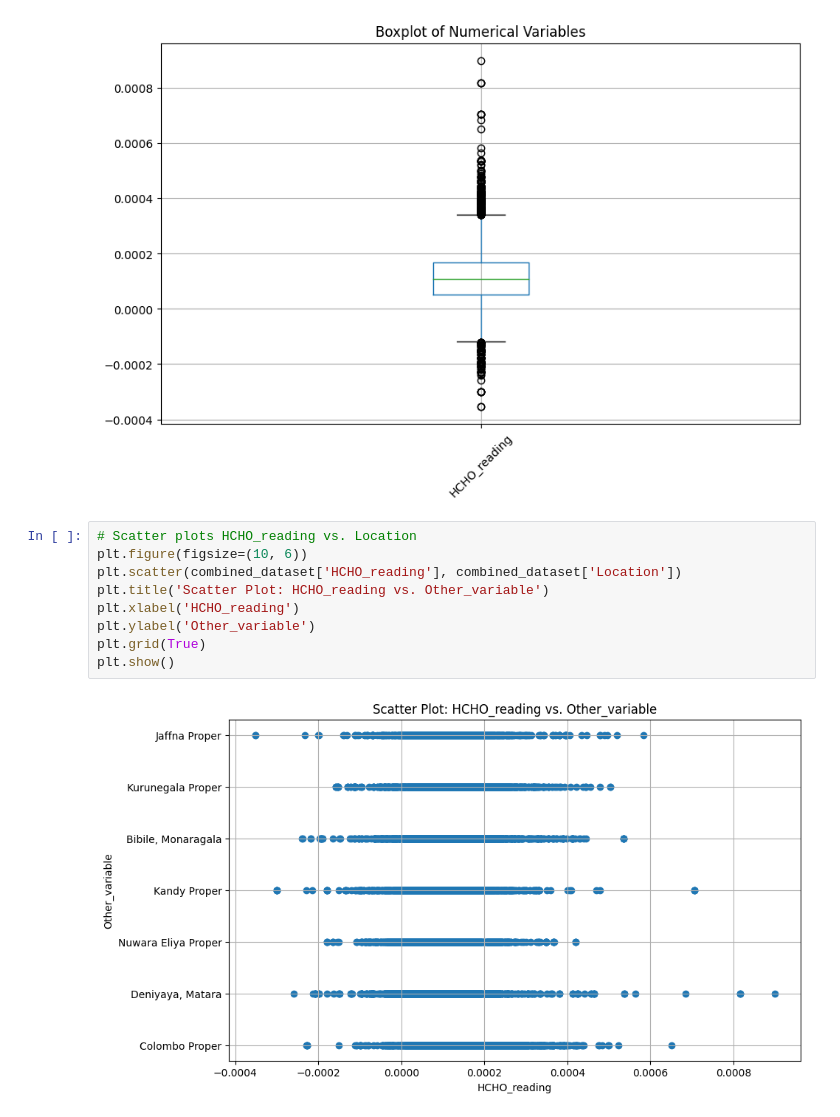
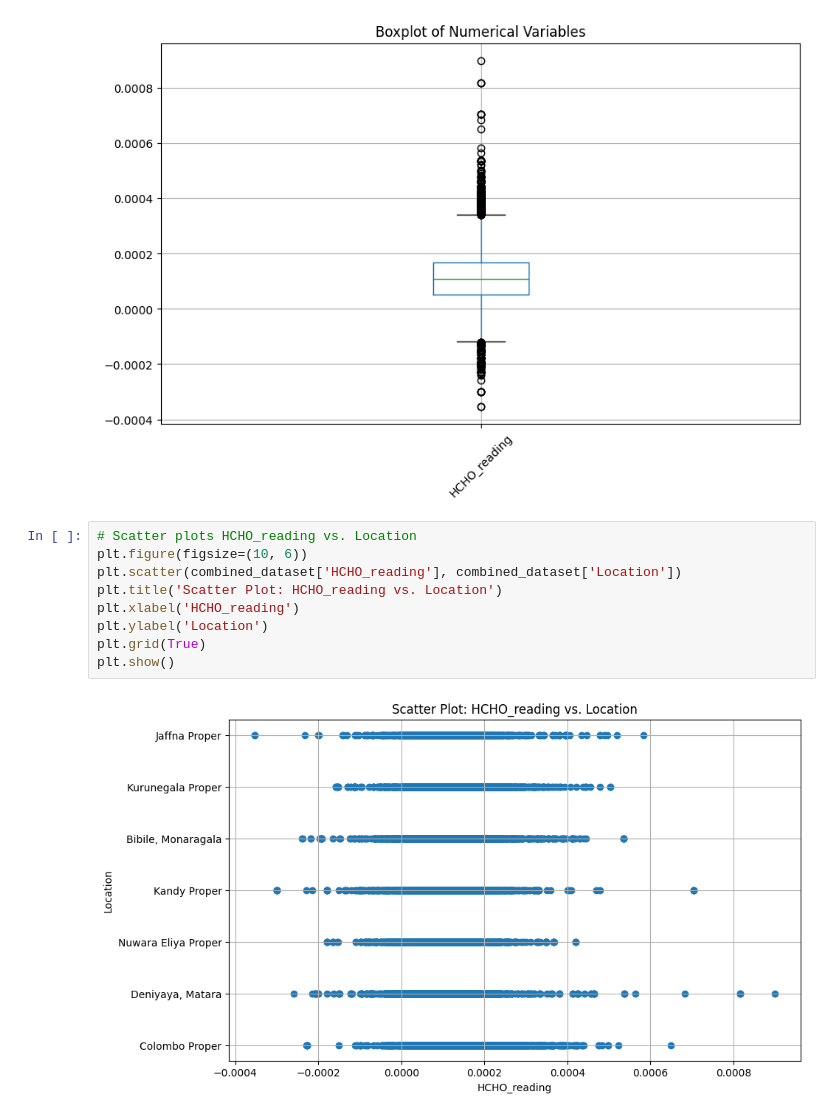
Before and after one commit to NinaAbeyratne/Analysing_HCHO_gas_in_Sri_Lanka, a Jupyter notebook: DE_preprocessing.ipynb, the cells around one changed output. Cells and saved outputs as stored; diff of their text form.

```diff
--- a/DE_preprocessing.ipynb
+++ b/DE_preprocessing.ipynb
@@ -255,11 +285,11 @@ plt.show()
 # %%
 # Scatter plots HCHO_reading vs. Location
 plt.figure(figsize=(10, 6))
 plt.scatter(combined_dataset['HCHO_reading'], combined_dataset['Location'])
-plt.title('Scatter Plot: HCHO_reading vs. Other_variable')
+plt.title('Scatter Plot: HCHO_reading vs. Location')
 plt.xlabel('HCHO_reading')
-plt.ylabel('Other_variable')
+plt.ylabel('Location')
 plt.grid(True)
 plt.show()
 # %% [output]
-[figure, old version]
+[figure, new version]
```
Also changed, not shown: parts of 41 cells of this notebook.
